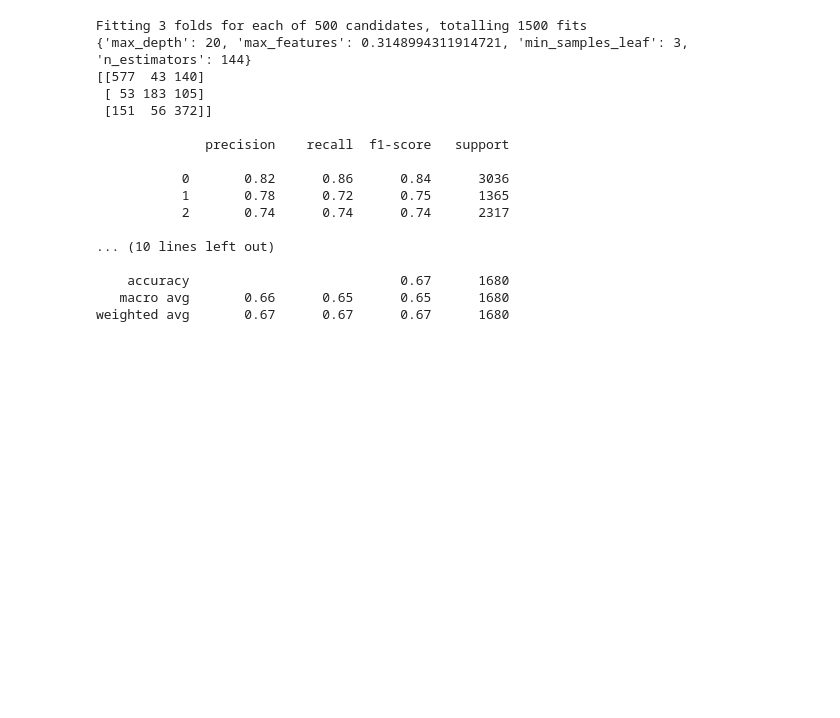
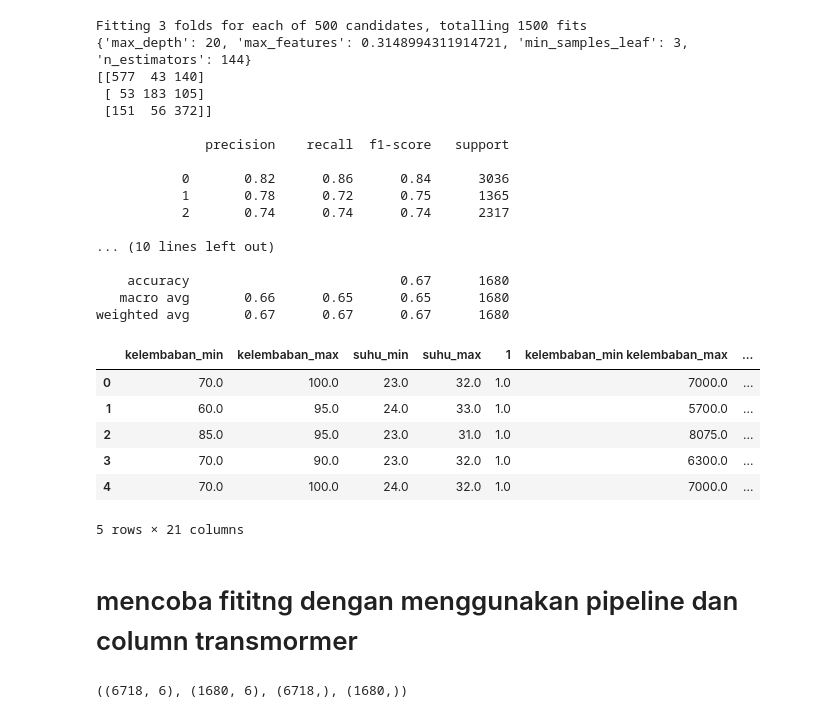
Before and after one commit to FransiscoReadyPermana/Weather-Prediction, a Jupyter notebook: Jakarta/4.ipynb, the cells around one changed output. Cells and saved outputs as stored; diff of their text form; code cells hidden in the pictures; blank space fills up the shorter version.

Commit message:
trying pipeline

```diff
--- a/Jakarta/4.ipynb
+++ b/Jakarta/4.ipynb
@@ -563,0 +565,25 @@ weighted avg       0.71      0.71      0.71      2280
+# %%
+params = {'n_estimators': Integer(low=100, high=200),
+'max_depth': Integer(low=20, high=80),
+'max_features': Real(low=0.1, high=1, prior='uniform'),
+'min_samples_leaf': Integer(low=1, high=20)}
+
+from sklearn.ensemble import RandomForestClassifier
+from sklearn.model_selection import RandomizedSearchCV
+from sklearn.metrics import confusion_matrix, classification_report
+
+rfc = RandomForestClassifier(n_jobs=-1, random_state=42)
+
+from jcopml.tuning import random_search_params as rsp
+
+model = RandomizedSearchCV(rfc, params, cv=3, n_iter=500, n_jobs=-1, verbose=1, random_state=42)
+model.fit(X_train, y_train)
+
+print(model.best_params_)
+
+y_pred = model.predict(X_test)
+y_pred_train = model.predict(X_train)
+
+print(confusion_matrix(y_test, y_pred), "\n")
+print(classification_report(y_train, y_pred_train), "\n")
+print(classification_report(y_test, y_pred))
@@ -590,11 +634,11 @@ sns.lineplot(x=range(12), y=variance_ratio)
 XGB = XGBClassifier(n_jobs=-1, random_state=42, use_label_encoder=False)
 
 model = RandomizedSearchCV(XGB, parameters, cv=3, n_iter=500, n_jobs=-1, verbose=1, random_state=42)
-model.fit(X_train, y_train)
+model.fit(principalComponents, y_train)
 
 print(model.best_params_)
-y_pred = model.predict(X_test)
-y_pred_train = model.predict(X_train)
+y_pred = model.predict(principalComponentsTest)
+y_pred_train = model.predict(principalComponents)
 print(confusion_matrix(y_test, y_pred), "\n")
 print(classification_report(y_train, y_pred_train), "\n")
 print(classification_report(y_test, y_pred))
@@ -664,3 +703,23 @@ Fitting 3 folds for each of 500 candidates, totalling 1500 fits
     accuracy                           0.67      1680
    macro avg       0.66      0.65      0.65      1680
 weighted avg       0.67      0.67      0.67      1680
+# %%
+X_train.head()
+# %% [output]
+|  | kelembaban_min | kelembaban_max | suhu_min | suhu_max | 1 | kelembaban_min kelembaban_max | ... |
+| 0 | 70.0 | 100.0 | 23.0 | 32.0 | 1.0 | 7000.0 | ... |
+| 1 | 60.0 | 95.0 | 24.0 | 33.0 | 1.0 | 5700.0 | ... |
+| 2 | 85.0 | 95.0 | 23.0 | 31.0 | 1.0 | 8075.0 | ... |
+| 3 | 70.0 | 90.0 | 23.0 | 32.0 | 1.0 | 6300.0 | ... |
+| 4 | 70.0 | 100.0 | 24.0 | 32.0 | 1.0 | 7000.0 | ... |
+5 rows × 21 columns
+# %% [markdown]
+# mencoba fititng dengan menggunakan pipeline dan column transmormer
+# %%
+X = df.drop(columns=["cuaca"])
+y = df["cuaca"]
+
+X_train, X_test, y_train, y_test = train_test_split(X, y, test_size=0.2, stratify=y, random_state=42)
+X_train.shape, X_test.shape, y_train.shape, y_test.shape
+# %% [output]
+((6718, 6), (1680, 6), (6718,), (1680,))
```
Also changed, not shown: parts of 13 cells of this notebook.
